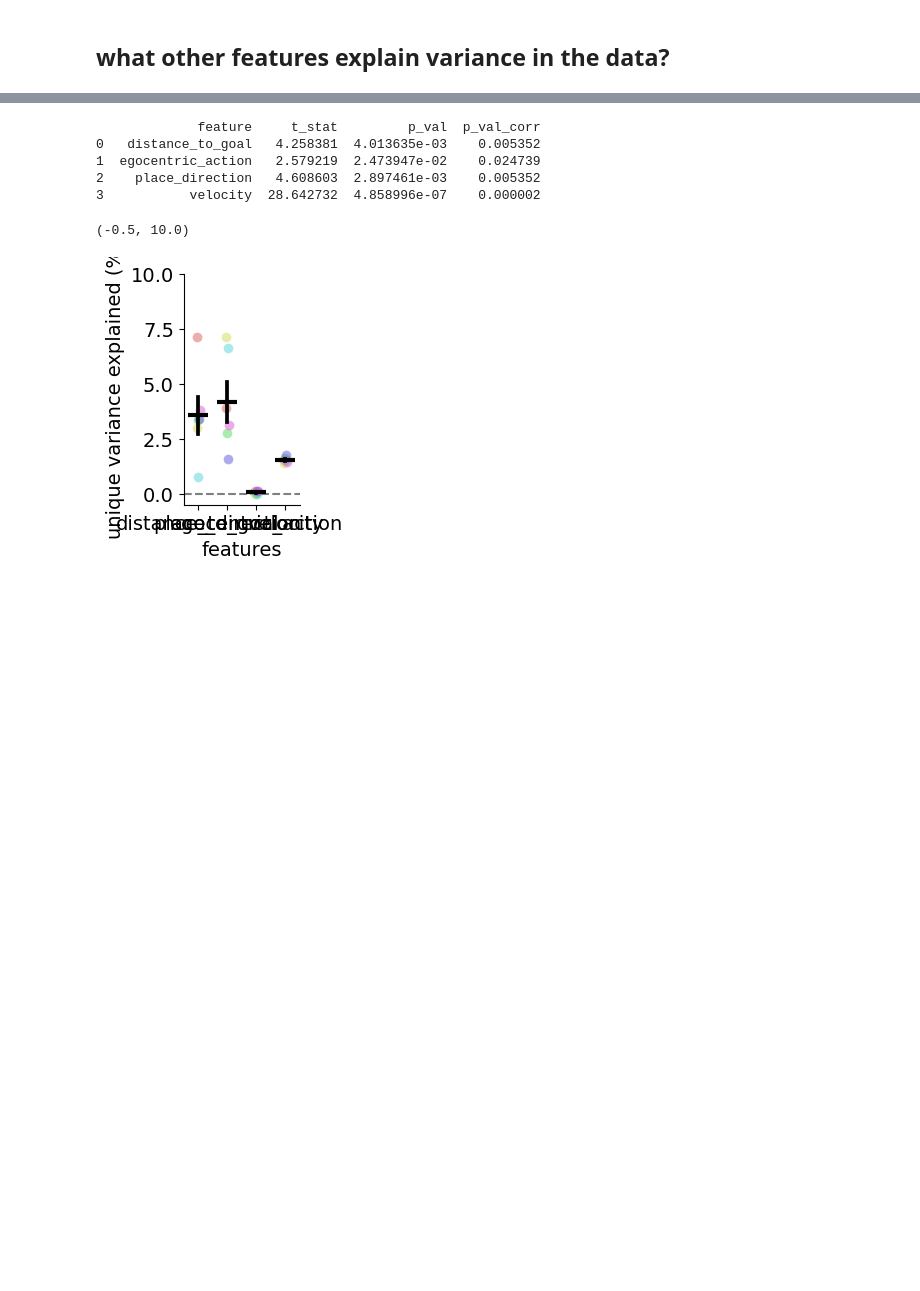
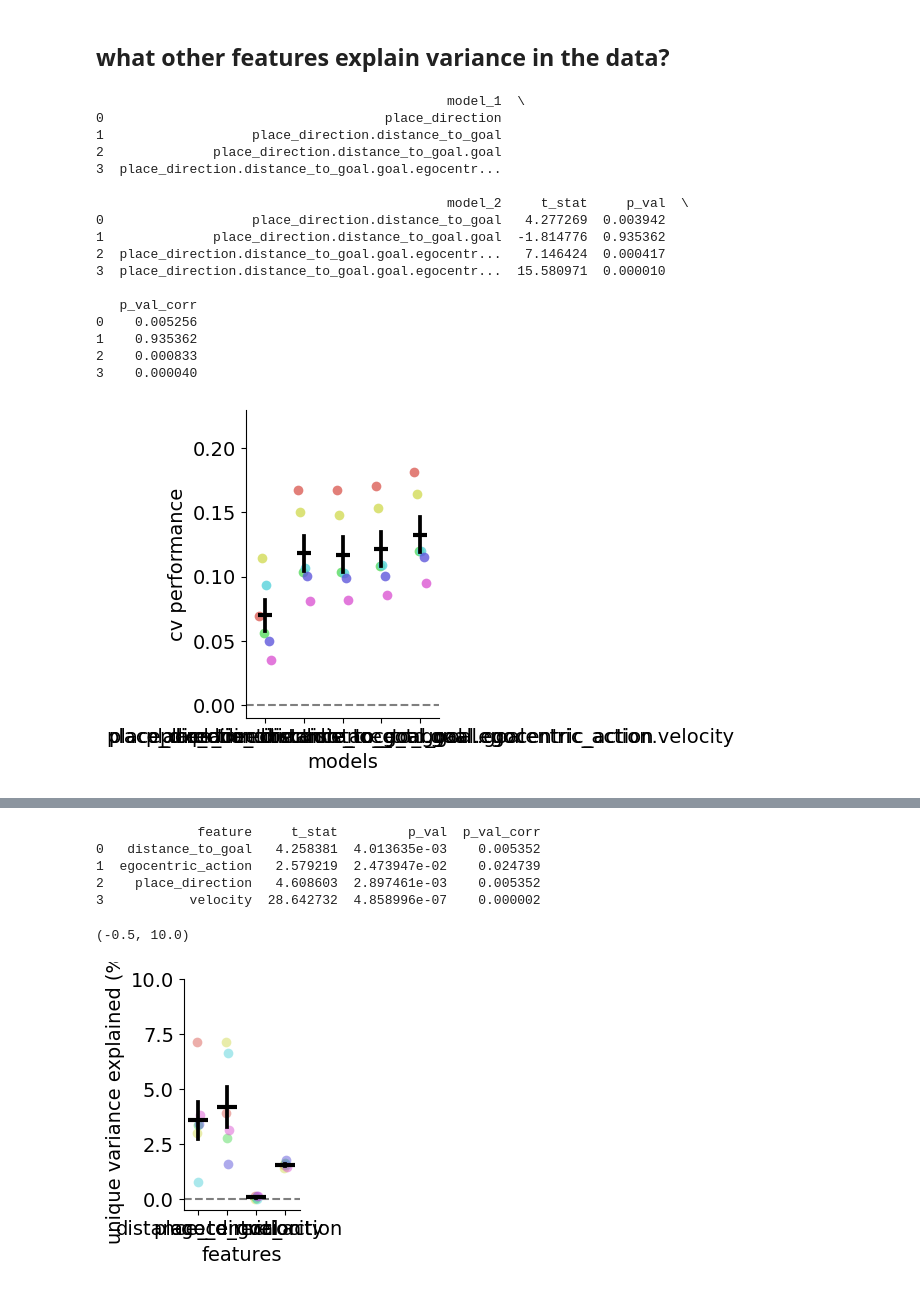
Before and after one commit to peterdoohan/GridMaze-mFC, a Jupyter notebook: Notebooks/neGLM.ipynb, the cells around one changed output, grey strips where cells are left out. Drawn from its saved outputs; the diff is of its cells as text; code cells hidden in the pictures; blank space fills up the shorter version.

Commit message:
updating neGLM results

```diff
--- a/Notebooks/neGLM.ipynb
+++ b/Notebooks/neGLM.ipynb
@@ -181,3 +181,50 @@ ve.plot_cpd_scatter(cpd_df, feature_tuned_df, remove_no_unique_variance_clusters
 results_df = lms.load_model_set_cv_scores(
     "other_features", maze_names=["maze_1", "maze_2", "rooms_maze"], all_completed=True
 )
+# %%
+reload(mc)
+f, ax = plt.subplots(figsize=(2.5, 4))
+mc.plot_other_feature_results(
+    results_df,
+    models=[
+        "place_direction",
+        "place_direction.distance_to_goal",
+        "place_direction.distance_to_goal.goal",
+        "place_direction.distance_to_goal.goal.egocentric_action",
+        "place_direction.distance_to_goal.goal.egocentric_action.velocity",
+    ],
+    outlier_threshold=-0.6,
+    plot_single_subjects=True,
+    print_stats=True,
+    stats_comparisons=[
+        ("place_direction", "place_direction.distance_to_goal"),
+        ("place_direction.distance_to_goal", "place_direction.distance_to_goal.goal"),
+        ("place_direction.distance_to_goal.goal", "place_direction.distance_to_goal.goal.egocentric_action"),
+        (
+            "place_direction.distance_to_goal.goal.egocentric_action",
+            "place_direction.distance_to_goal.goal.egocentric_action.velocity",
+        ),
+    ],
+    ax=ax,
+)
+ax.set_ylim(-0.01, 0.23)
+f.savefig("../results/neGLM/figures/other_features.pdf")
+# %% [output]
+                                             model_1  \
+0                                    place_direction
+1                   place_direction.distance_to_goal
+2              place_direction.distance_to_goal.goal
+3  place_direction.distance_to_goal.goal.egocentr...
+
+                                             model_2     t_stat     p_val  \
+0                   place_direction.distance_to_goal   4.277269  0.003942
+1              place_direction.distance_to_goal.goal  -1.814776  0.935362
+2  place_direction.distance_to_goal.goal.egocentr...   7.146424  0.000417
+3  place_direction.distance_to_goal.goal.egocentr...  15.580971  0.000010
+
+   p_val_corr
+0    0.005256
+1    0.935362
+2    0.000833
+3    0.000040
+[figure, added]
```
Also changed, not shown: parts of 10 cells of this notebook, 1 other file.
